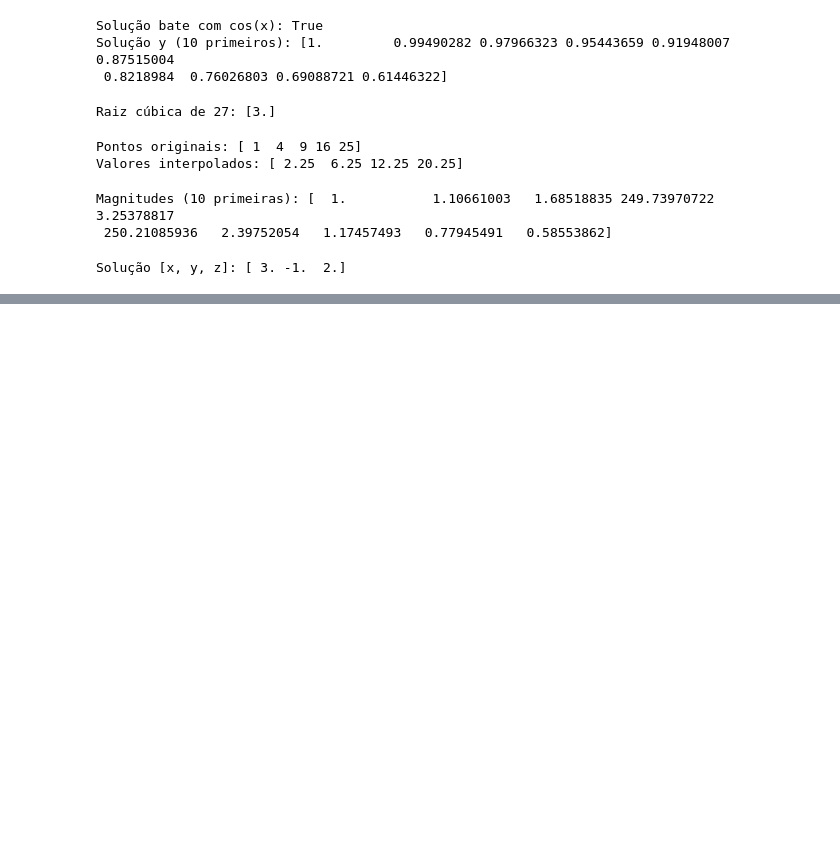
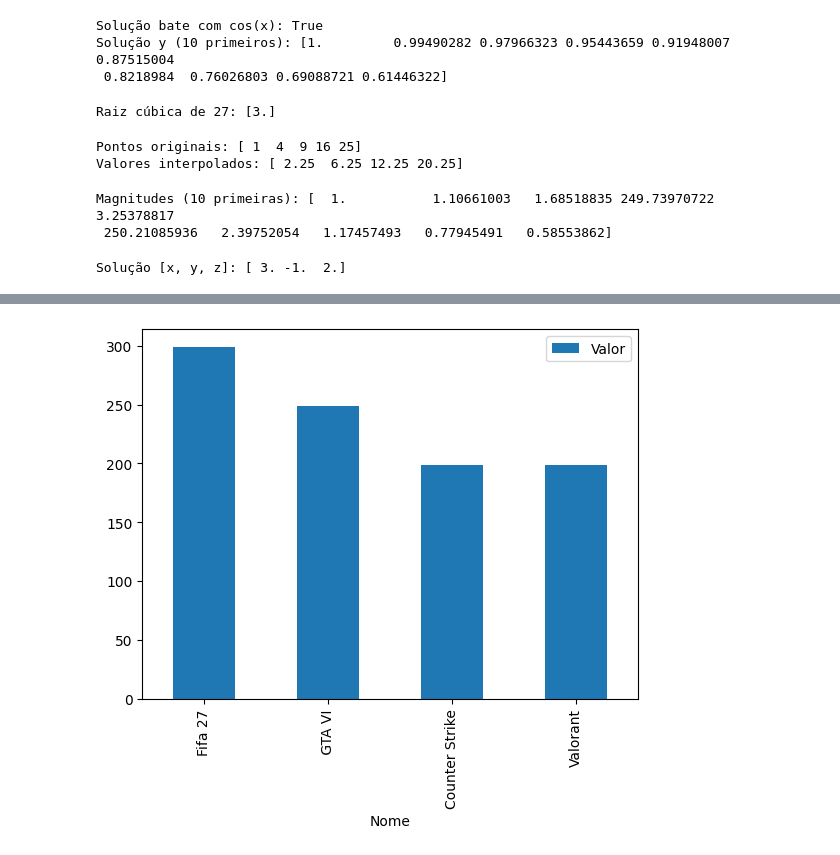
Before and after one commit to httpMatheus-dev/inteligencia-artificial-umc, a Jupyter notebook: Exercícios_DataScience_MatheusGabriel_6B_Noturno.ipynb, the cells around one changed output, grey strips where cells are left out. Cells and saved outputs as stored; diff of their text form; code cells hidden in the pictures; blank space fills up the shorter version.

Commit message:
Exercicios do Pandas completo

```diff
--- a/Exercícios_DataScience_MatheusGabriel_6B_Noturno.ipynb
+++ b/Exercícios_DataScience_MatheusGabriel_6B_Noturno.ipynb
@@ -678,0 +961,11 @@ Solução [x, y, z]: [ 3. -1.  2.]
+# %%
+# 15. Crie um DataFrame com dados faltantes e use a interpolacao linear para preenche-los.
+jogos = {
+    'ID': [1, 2, 3, 4],
+    'Nome': ['Fifa 27',' GTA VI','Counter Strike','Valorant'],
+    'Valor': [299, np.nan, 199, np.nan]
+}
+df_jogos = pd.DataFrame(jogos)
+print(f'DF com valores nulos \n{df_jogos}')
+df_jogos['Valor'] = df_jogos['Valor'].interpolate()
+print(f'Após a interpolacao linear \n{df_jogos}')
@@ -678,0 +985,5 @@ Solução [x, y, z]: [ 3. -1.  2.]
+# %%
+# 16. Crie um grafico de barras a partir de um DataFrame usando a biblioteca Pandas.
+grafico = df_jogos.plot(kind='bar', x='Nome', y='Valor')
+# %% [output]
+[figure, added]
```
Also changed, not shown: parts of 41 cells of this notebook.
